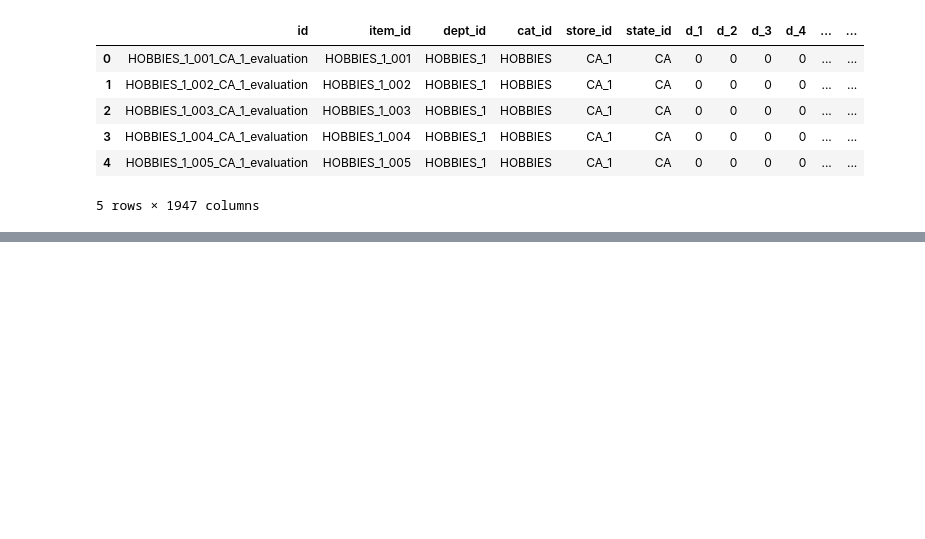
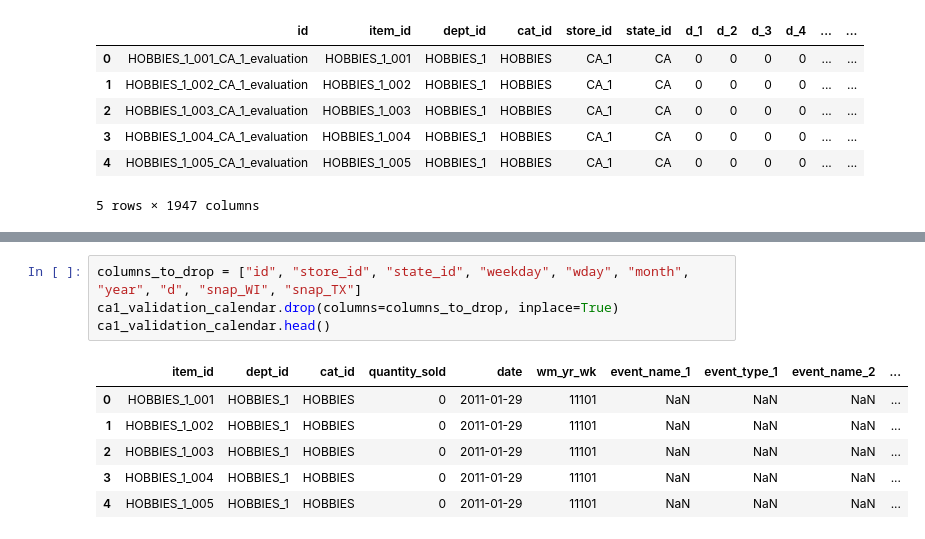
Before and after one commit to bartadamiec/walmart_sales, a Jupyter notebook: projekt.ipynb, the cells around one changed output, grey strips where cells are left out. Cells and saved outputs as stored; diff of their text form; blank space fills up the shorter version.

```diff
--- a/projekt.ipynb
+++ b/projekt.ipynb
@@ -138,0 +196,11 @@ evaluation.head()
+# %%
+columns_to_drop = ["id", "store_id", "state_id", "weekday", "wday", "month", "year", "d", "snap_WI", "snap_TX"]
+ca1_validation_calendar.drop(columns=columns_to_drop, inplace=True)
+ca1_validation_calendar.head()
+# %% [output]
+|  | item_id | dept_id | cat_id | quantity_sold | date | wm_yr_wk | event_name_1 | event_type_1 | event_name_2 | ... |
+| 0 | HOBBIES_1_001 | HOBBIES_1 | HOBBIES | 0 | 2011-01-29 | 11101 | NaN | NaN | NaN | ... |
+| 1 | HOBBIES_1_002 | HOBBIES_1 | HOBBIES | 0 | 2011-01-29 | 11101 | NaN | NaN | NaN | ... |
+| 2 | HOBBIES_1_003 | HOBBIES_1 | HOBBIES | 0 | 2011-01-29 | 11101 | NaN | NaN | NaN | ... |
+| 3 | HOBBIES_1_004 | HOBBIES_1 | HOBBIES | 0 | 2011-01-29 | 11101 | NaN | NaN | NaN | ... |
+| 4 | HOBBIES_1_005 | HOBBIES_1 | HOBBIES | 0 | 2011-01-29 | 11101 | NaN | NaN | NaN | ... |
```
Also changed, not shown: parts of 15 cells of this notebook.
